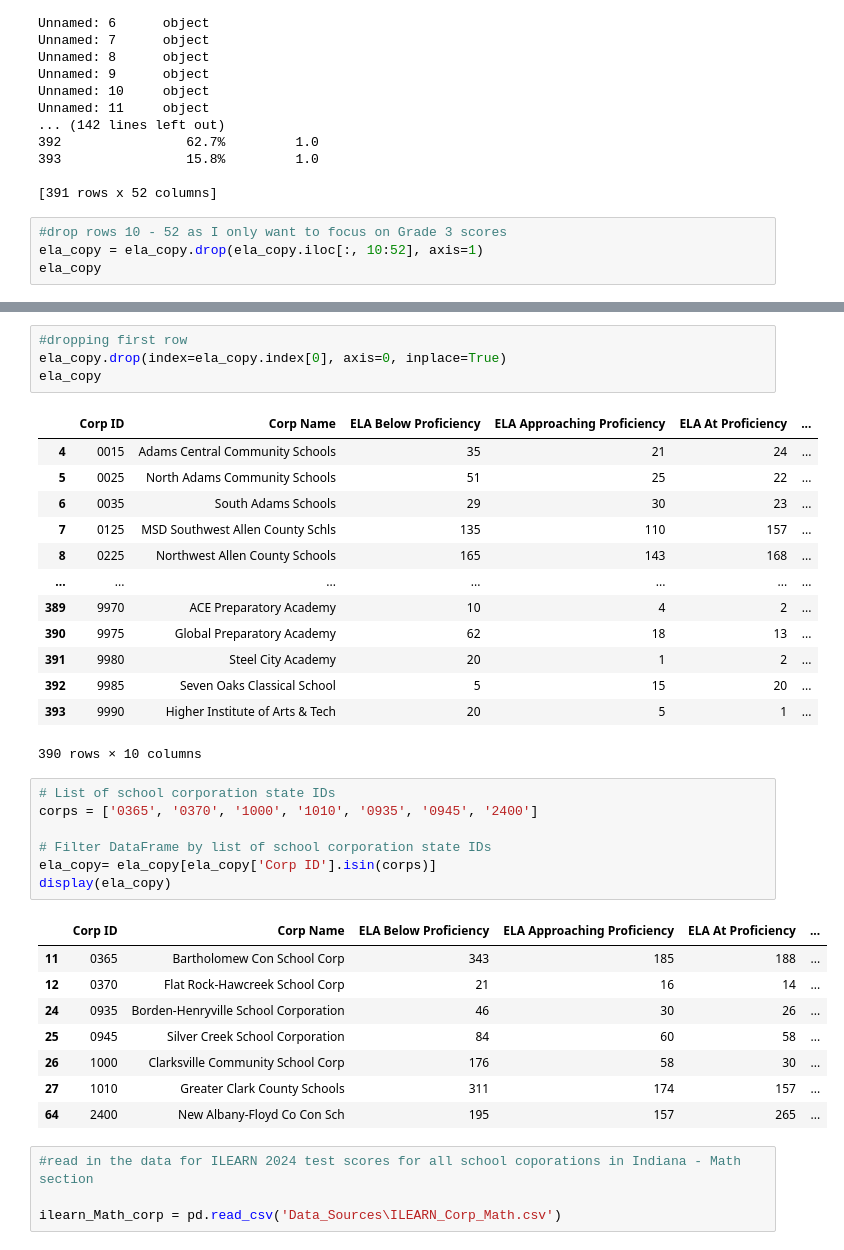
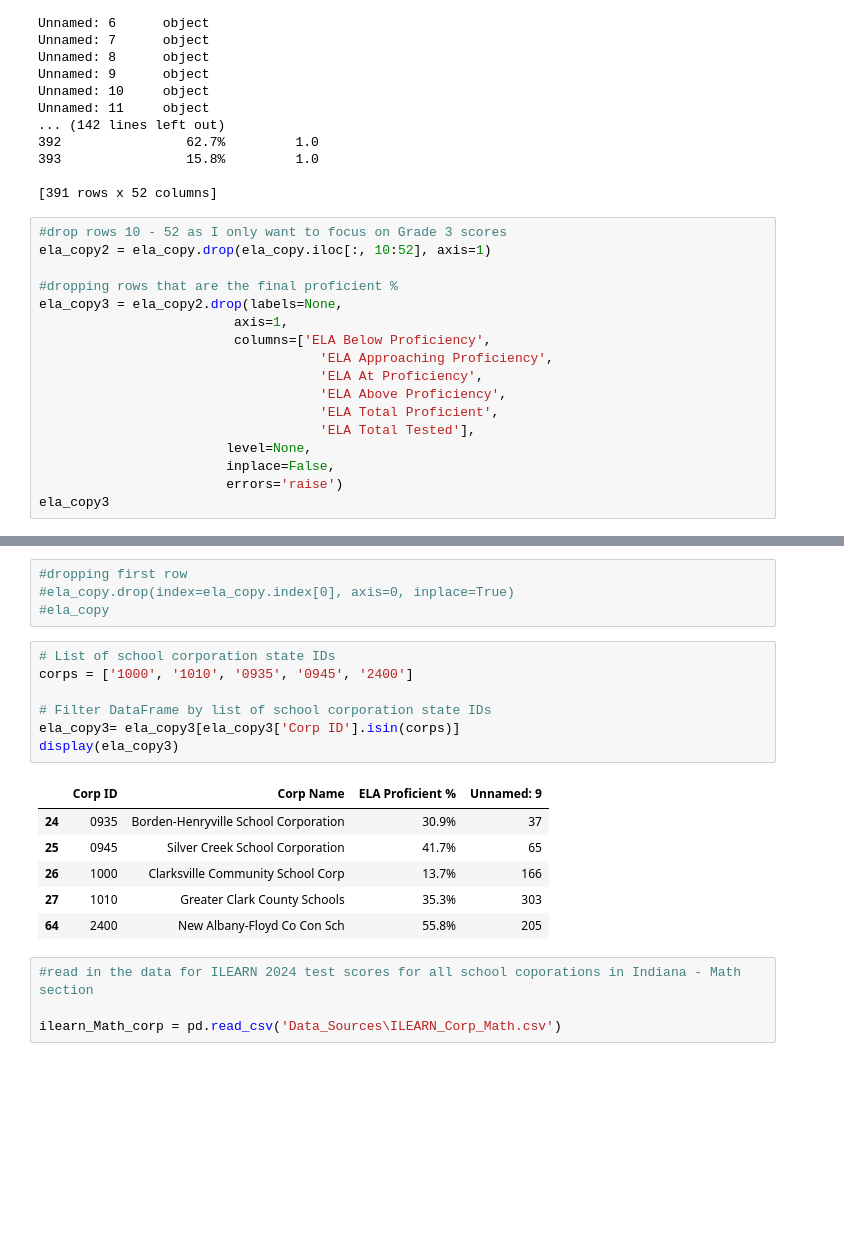
Before and after one commit to RachTheRad/SoIN_Housing_Analysis, a Jupyter notebook: HA_Cap_NB2.ipynb, the cells around one changed output, grey strips where cells are left out. Drawn from its saved outputs; the diff is of its cells as text; blank space fills up the shorter version.

```diff
--- a/HA_Cap_NB2.ipynb
+++ b/HA_Cap_NB2.ipynb
@@ -89,6 +89,19 @@ Unnamed: 11     object
 [391 rows x 52 columns]
 # %%
 #drop rows 10 - 52 as I only want to focus on Grade 3 scores
-ela_copy = ela_copy.drop(ela_copy.iloc[:, 10:52], axis=1)
-ela_copy
+ela_copy2 = ela_copy.drop(ela_copy.iloc[:, 10:52], axis=1)
+
+#dropping rows that are the final proficient %
+ela_copy3 = ela_copy2.drop(labels=None,
+                         axis=1,
+                         columns=['ELA Below Proficiency',
+                                    'ELA Approaching Proficiency',
+                                    'ELA At Proficiency',
+                                    'ELA Above Proficiency',
+                                    'ELA Total Proficient',
+                                    'ELA Total Tested'],
+                        level=None,
+                        inplace=False,
+                        errors='raise')
+ela_copy3
 # %% [output]
@@ -108,37 +114,21 @@ ela_copy
 # %%
 #dropping first row
-ela_copy.drop(index=ela_copy.index[0], axis=0, inplace=True)
-ela_copy
+#ela_copy.drop(index=ela_copy.index[0], axis=0, inplace=True)
+#ela_copy
-# %% [output]
-|  | Corp ID | Corp Name | ELA Below Proficiency | ELA Approaching Proficiency | ELA At Proficiency | ... |
-| 4 | 0015 | Adams Central Community Schools | 35 | 21 | 24 | ... |
-| 5 | 0025 | North Adams Community Schools | 51 | 25 | 22 | ... |
-| 6 | 0035 | South Adams Schools | 29 | 30 | 23 | ... |
-| 7 | 0125 | MSD Southwest Allen County Schls | 135 | 110 | 157 | ... |
-| 8 | 0225 | Northwest Allen County Schools | 165 | 143 | 168 | ... |
-| ... | ... | ... | ... | ... | ... | ... |
-| 389 | 9970 | ACE Preparatory Academy | 10 | 4 | 2 | ... |
-| 390 | 9975 | Global Preparatory Academy | 62 | 18 | 13 | ... |
-| 391 | 9980 | Steel City Academy | 20 | 1 | 2 | ... |
-| 392 | 9985 | Seven Oaks Classical School | 5 | 15 | 20 | ... |
-| 393 | 9990 | Higher Institute of Arts & Tech | 20 | 5 | 1 | ... |
-390 rows × 10 columns
 # %%
 # List of school corporation state IDs
-corps = ['0365', '0370', '1000', '1010', '0935', '0945', '2400']
+corps = ['1000', '1010', '0935', '0945', '2400']
 
 # Filter DataFrame by list of school corporation state IDs
-ela_copy= ela_copy[ela_copy['Corp ID'].isin(corps)]
-display(ela_copy)
+ela_copy3= ela_copy3[ela_copy3['Corp ID'].isin(corps)]
+display(ela_copy3)
 # %% [output]
-|  | Corp ID | Corp Name | ELA Below Proficiency | ELA Approaching Proficiency | ELA At Proficiency | ... |
-| 11 | 0365 | Bartholomew Con School Corp | 343 | 185 | 188 | ... |
-| 12 | 0370 | Flat Rock-Hawcreek School Corp | 21 | 16 | 14 | ... |
-| 24 | 0935 | Borden-Henryville School Corporation | 46 | 30 | 26 | ... |
-| 25 | 0945 | Silver Creek School Corporation | 84 | 60 | 58 | ... |
-| 26 | 1000 | Clarksville Community School Corp | 176 | 58 | 30 | ... |
-| 27 | 1010 | Greater Clark County Schools | 311 | 174 | 157 | ... |
-| 64 | 2400 | New Albany-Floyd Co Con Sch | 195 | 157 | 265 | ... |
+|  | Corp ID | Corp Name | ELA Proficient % | Unnamed: 9 |
+| 24 | 0935 | Borden-Henryville School Corporation | 30.9% | 37 |
+| 25 | 0945 | Silver Creek School Corporation | 41.7% | 65 |
+| 26 | 1000 | Clarksville Community School Corp | 13.7% | 166 |
+| 27 | 1010 | Greater Clark County Schools | 35.3% | 303 |
+| 64 | 2400 | New Albany-Floyd Co Con Sch | 55.8% | 205 |
 # %%
 #read in the data for ILEARN 2024 test scores for all school coporations in Indiana - Math section
 
```
Also changed, not shown: parts of 11 cells of this notebook.
